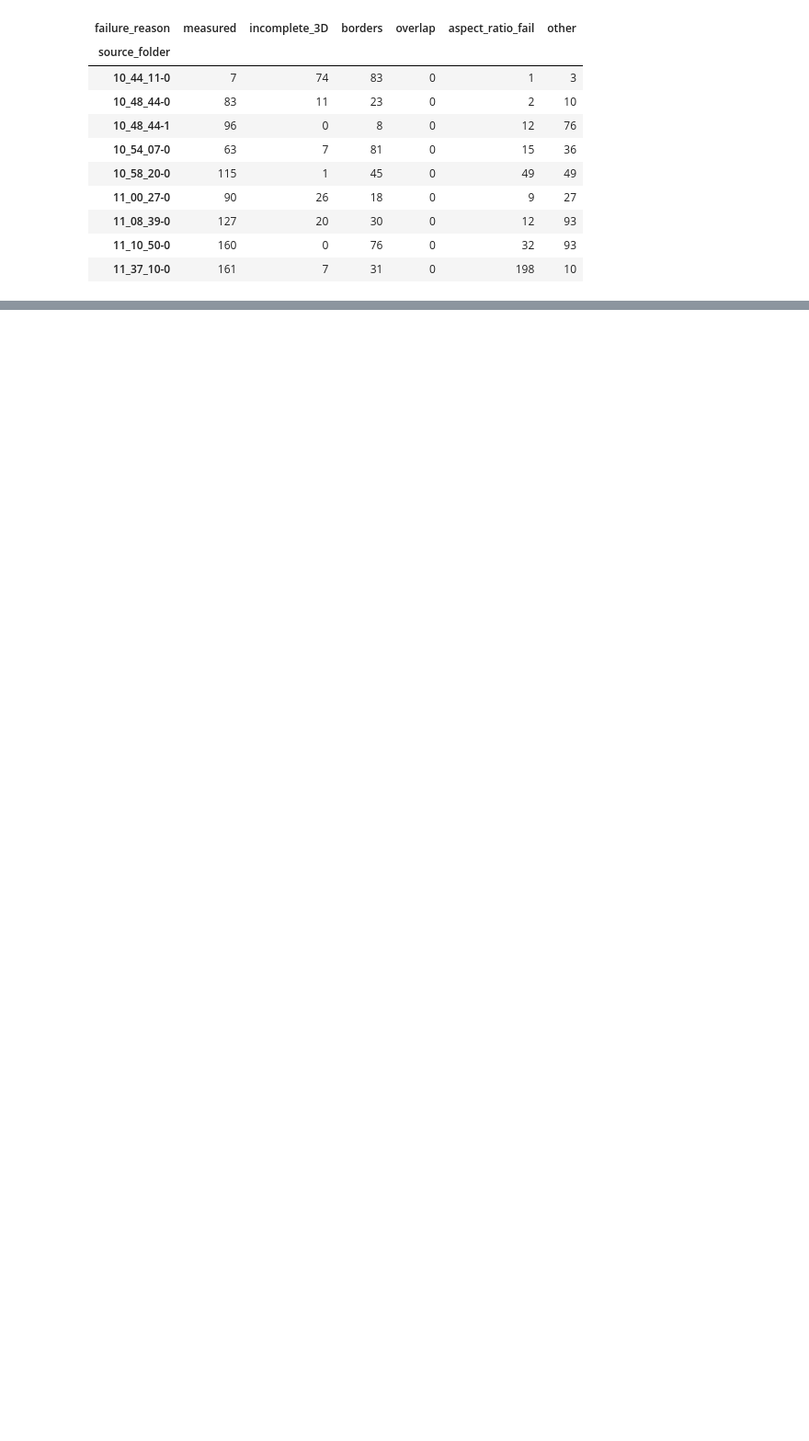
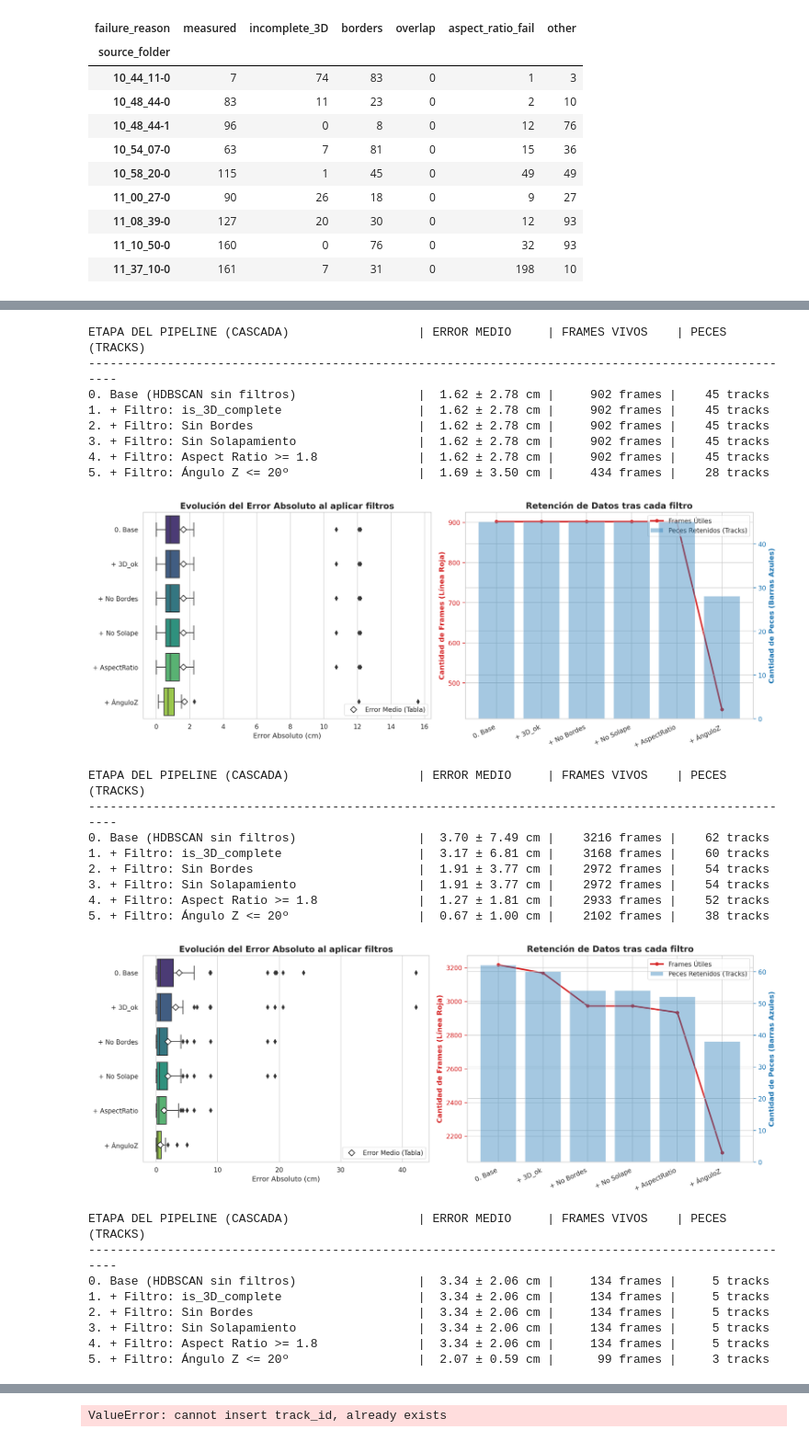
Before and after one commit to Caterina1996/fish_sizing, a Jupyter notebook: scripts/results_analysis/results_analysis.ipynb, the cells around one changed output, grey strips where cells are left out. Shown at 92% size. Drawn from its saved outputs; the diff is of its cells as text; code cells hidden in the pictures; blank space fills up the shorter version.

```diff
--- a/scripts/results_analysis/results_analysis.ipynb
+++ b/scripts/results_analysis/results_analysis.ipynb
@@ -968,0 +248,41 @@ plot_track_evolution_detailed(df_raw,"12_12_06_compressed",1, ar_thr=2, angle_th
+# %%
+df_names = [
+    "df_raw_agg_2024_11_12",
+    "df_raw_agg_2024_11_28",
+    "df_raw_agg_2025_05_08",
+    "df_raw_agg_2025_08_21",
+    "df_raw_agg_pool"
+]
+
+for df_name in df_names:
+    df_raw = globals()[df_name]  # <-- toma el DataFrame real
+    stages_dict, df_filtered_angle_ok = rutils.plot_ablation_pipeline(
+        df_raw, ASPECT_RATIO_THR=1.8, ANGLE_THR=20
+    )
+# %% [output]
+ETAPA DEL PIPELINE (CASCADA)                  | ERROR MEDIO     | FRAMES VIVOS    | PECES (TRACKS)
+----------------------------------------------------------------------------------------------------
+0. Base (HDBSCAN sin filtros)                 |  1.62 ± 2.78 cm |     902 frames |    45 tracks
+1. + Filtro: is_3D_complete                   |  1.62 ± 2.78 cm |     902 frames |    45 tracks
+2. + Filtro: Sin Bordes                       |  1.62 ± 2.78 cm |     902 frames |    45 tracks
+3. + Filtro: Sin Solapamiento                 |  1.62 ± 2.78 cm |     902 frames |    45 tracks
+4. + Filtro: Aspect Ratio >= 1.8              |  1.62 ± 2.78 cm |     902 frames |    45 tracks
+5. + Filtro: Ángulo Z <= 20º                  |  1.69 ± 3.50 cm |     434 frames |    28 tracks
+[figure, added]
+ETAPA DEL PIPELINE (CASCADA)                  | ERROR MEDIO     | FRAMES VIVOS    | PECES (TRACKS)
+----------------------------------------------------------------------------------------------------
+0. Base (HDBSCAN sin filtros)                 |  3.70 ± 7.49 cm |    3216 frames |    62 tracks
+1. + Filtro: is_3D_complete                   |  3.17 ± 6.81 cm |    3168 frames |    60 tracks
+2. + Filtro: Sin Bordes                       |  1.91 ± 3.77 cm |    2972 frames |    54 tracks
+3. + Filtro: Sin Solapamiento                 |  1.91 ± 3.77 cm |    2972 frames |    54 tracks
+4. + Filtro: Aspect Ratio >= 1.8              |  1.27 ± 1.81 cm |    2933 frames |    52 tracks
+5. + Filtro: Ángulo Z <= 20º                  |  0.67 ± 1.00 cm |    2102 frames |    38 tracks
+[figure, added]
+ETAPA DEL PIPELINE (CASCADA)                  | ERROR MEDIO     | FRAMES VIVOS    | PECES (TRACKS)
+----------------------------------------------------------------------------------------------------
+0. Base (HDBSCAN sin filtros)                 |  3.34 ± 2.06 cm |     134 frames |     5 tracks
+1. + Filtro: is_3D_complete                   |  3.34 ± 2.06 cm |     134 frames |     5 tracks
+2. + Filtro: Sin Bordes                       |  3.34 ± 2.06 cm |     134 frames |     5 tracks
+3. + Filtro: Sin Solapamiento                 |  3.34 ± 2.06 cm |     134 frames |     5 tracks
+4. + Filtro: Aspect Ratio >= 1.8              |  3.34 ± 2.06 cm |     134 frames |     5 tracks
+5. + Filtro: Ángulo Z <= 20º                  |  2.07 ± 0.59 cm |      99 frames |     3 tracks
@@ -968,0 +290 @@ plot_track_evolution_detailed(df_raw,"12_12_06_compressed",1, ar_thr=2, angle_th
+ValueError: cannot insert track_id, already exists
```
Also changed, not shown: parts of 20 cells of this notebook, 5 other files.
